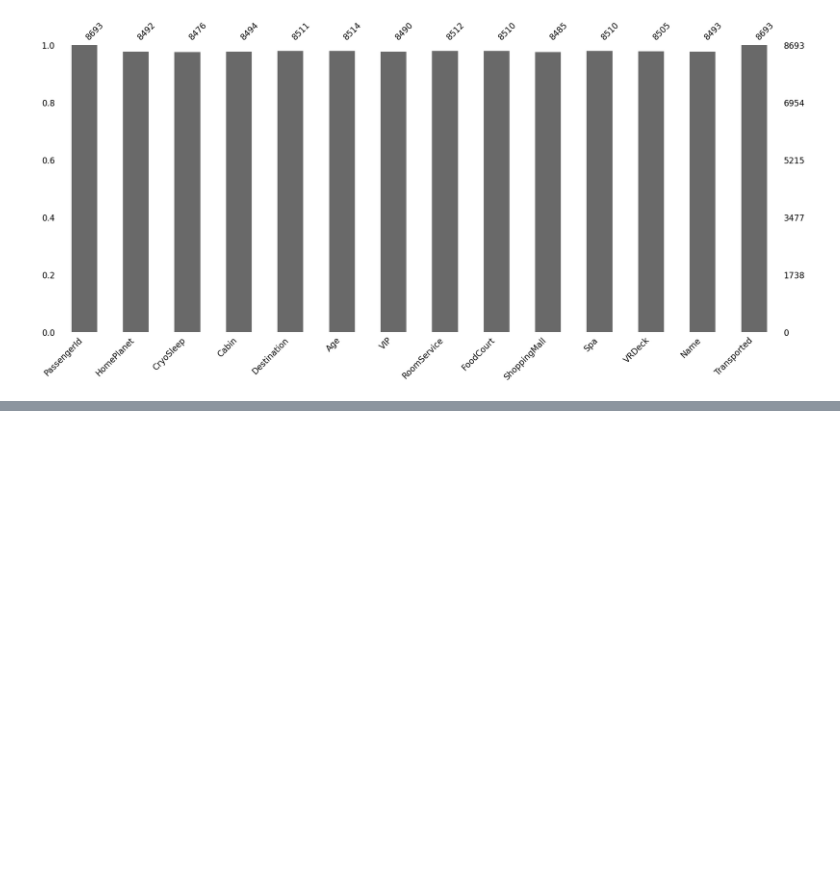
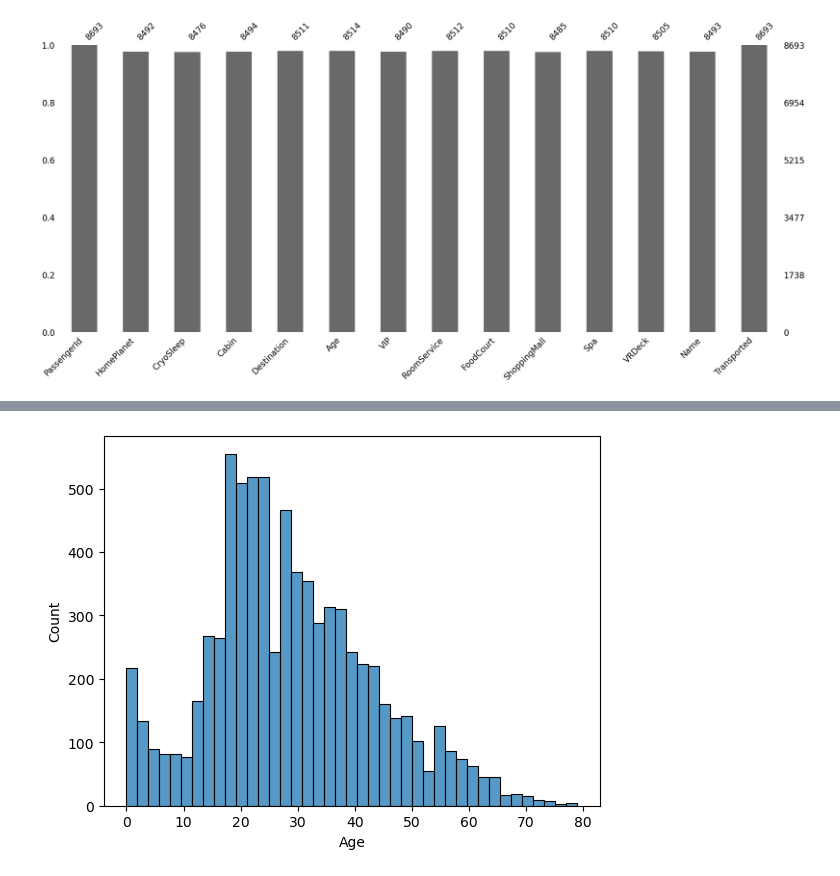
Before and after one commit to Starburned7/spaceship-titanic, a Jupyter notebook: ipynb/examples.ipynb, the cells around one changed output, grey strips where cells are left out. Cells and saved outputs as stored; diff of their text form; code cells hidden in the pictures; blank space fills up the shorter version.

```diff
--- a/ipynb/examples.ipynb
+++ b/ipynb/examples.ipynb
@@ -101,0 +206,4 @@ df = df.fillna(value= "Unknown")
+# %%
+sns.histplot(data=df, x="Age");
+# %% [output]
+[figure, added]
```
Also changed, not shown: parts of 31 cells of this notebook.
